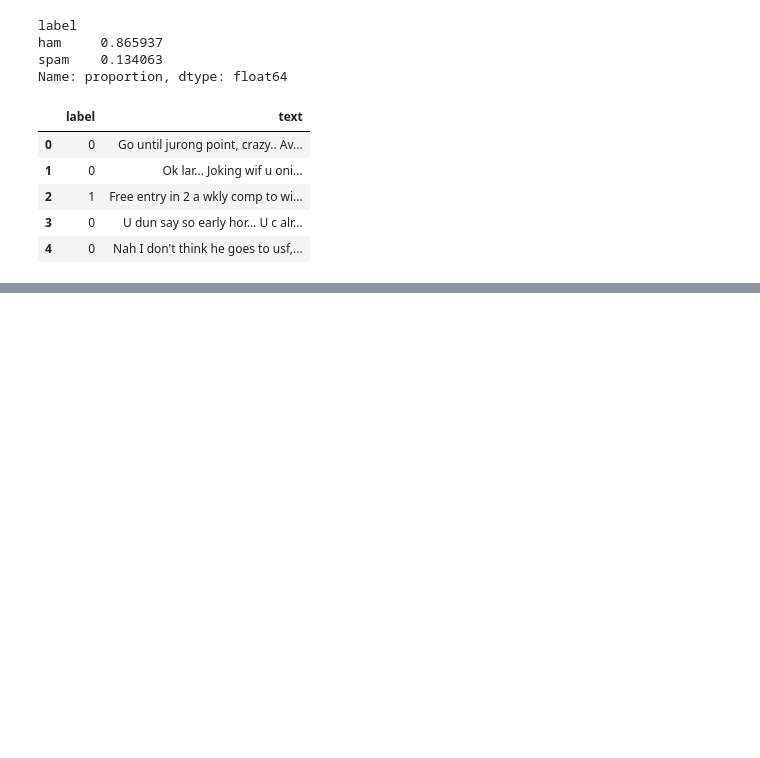
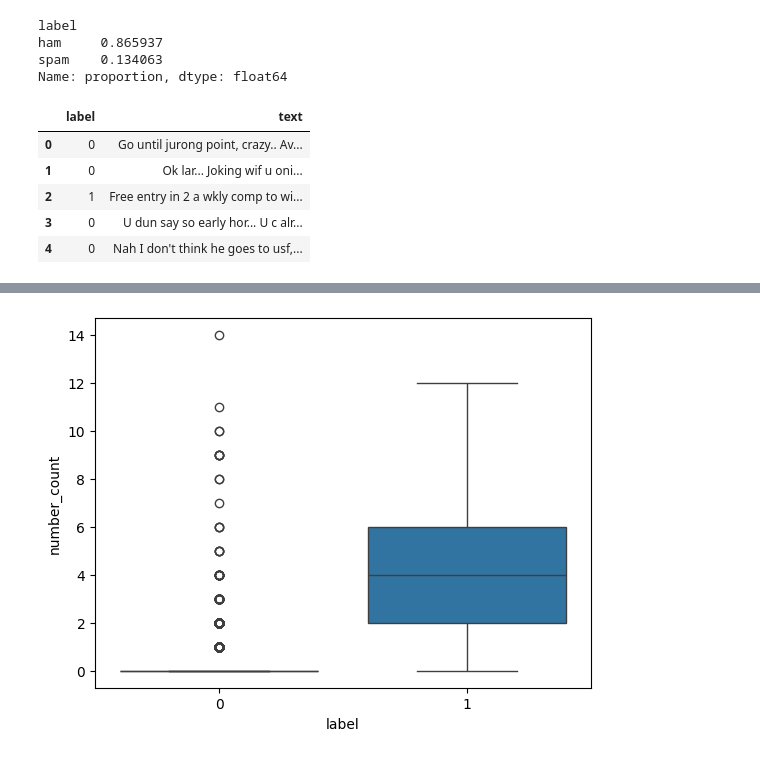
Before and after one commit to AyushWaghmare019/Text-Based-Risk-Classification-System, a Jupyter notebook: notebooks/eda.ipynb, the cells around one changed output, grey strips where cells are left out. Saved outputs shown, nothing was run; the diff lists cells and outputs as text; code cells hidden in the pictures; blank space fills up the shorter version.

```diff
--- a/notebooks/eda.ipynb
+++ b/notebooks/eda.ipynb
@@ -86,0 +103,13 @@ df
+# %%
+import re
+df["number_count"] = df["text"].apply(
+    lambda x: len(re.findall(r"\d+", x))
+)
+sns.boxplot(
+    x="label",
+    y="number_count",
+    data=df
+)
+plt.show()
+# %% [output]
+[figure, added]
```
Also changed, not shown: parts of 21 cells of this notebook.
